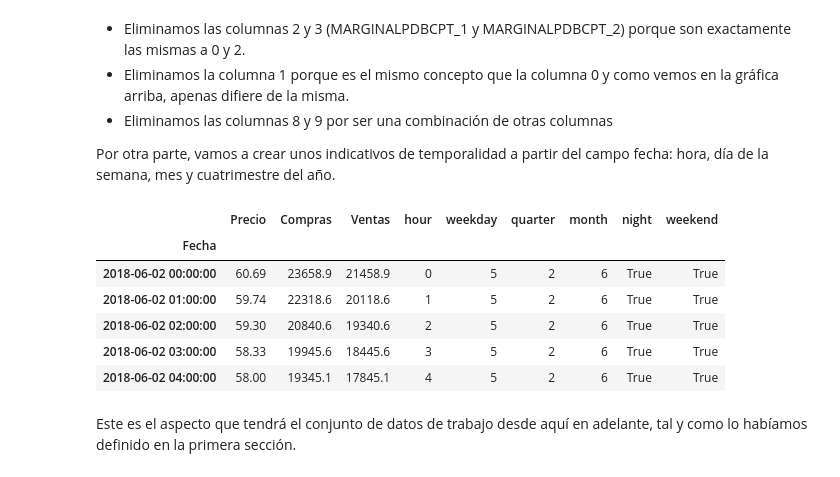
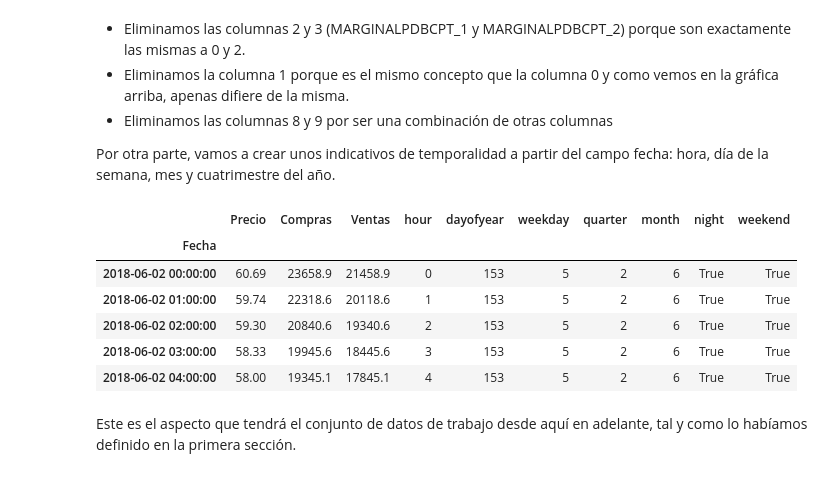
Before and after one commit to PLombao/DataCleaning_PR2, a Jupyter notebook: PRA2_Tipologia_DataCleaning.ipynb, the cells around one changed output. Cells and saved outputs as stored; diff of their text form; code cells hidden in the pictures.

```diff
--- a/PRA2_Tipologia_DataCleaning.ipynb
+++ b/PRA2_Tipologia_DataCleaning.ipynb
@@ -100,30 +101,31 @@ Por otra parte, vamos a crear unos indicativos de temporalidad a partir del camp
 # %%
 def create_features(df, label=None):
     """
     Creates time series features from datetime index
     """
     df['date'] = df.index
     df['hour'] = df['date'].dt.hour
+    df['dayofyear'] = df['date'].dt.dayofyear
     df['weekday'] = df['date'].dt.dayofweek
     df['quarter'] = df['date'].dt.quarter
     df['month'] = df['date'].dt.month
     df['night'] = np.logical_or(df['hour']<8,df['hour']>22)
     df['weekend'] = df['weekday']>4
 
     return df
 
 df = create_features(df)
-df = df.iloc[:,[0,8,9,11,12,13,14,15,16]]
-df.columns = ['Precio','Compras','Ventas'] + list(df.columns[-6:])
+df = df.iloc[:,[0,8,9,11,12,13,14,15,16,17]]
+df.columns = ['Precio','Compras','Ventas'] + list(df.columns[-7:])
 df.head()
 # %% [output]
-|  | Precio | Compras | Ventas | hour | weekday | quarter | month | night | weekend |
-| Fecha |  |  |  |  |  |  |  |  |  |
-| 2018-06-02 00:00:00 | 60.69 | 23658.9 | 21458.9 | 0 | 5 | 2 | 6 | True | True |
-| 2018-06-02 01:00:00 | 59.74 | 22318.6 | 20118.6 | 1 | 5 | 2 | 6 | True | True |
-| 2018-06-02 02:00:00 | 59.30 | 20840.6 | 19340.6 | 2 | 5 | 2 | 6 | True | True |
-| 2018-06-02 03:00:00 | 58.33 | 19945.6 | 18445.6 | 3 | 5 | 2 | 6 | True | True |
-| 2018-06-02 04:00:00 | 58.00 | 19345.1 | 17845.1 | 4 | 5 | 2 | 6 | True | True |
+|  | Precio | Compras | Ventas | hour | dayofyear | weekday | quarter | month | night | weekend |
+| Fecha |  |  |  |  |  |  |  |  |  |  |
+| 2018-06-02 00:00:00 | 60.69 | 23658.9 | 21458.9 | 0 | 153 | 5 | 2 | 6 | True | True |
+| 2018-06-02 01:00:00 | 59.74 | 22318.6 | 20118.6 | 1 | 153 | 5 | 2 | 6 | True | True |
+| 2018-06-02 02:00:00 | 59.30 | 20840.6 | 19340.6 | 2 | 153 | 5 | 2 | 6 | True | True |
+| 2018-06-02 03:00:00 | 58.33 | 19945.6 | 18445.6 | 3 | 153 | 5 | 2 | 6 | True | True |
+| 2018-06-02 04:00:00 | 58.00 | 19345.1 | 17845.1 | 4 | 153 | 5 | 2 | 6 | True | True |
 # %% [markdown]
 Este es el aspecto que tendrá el conjunto de datos de trabajo desde aquí en adelante, tal y como lo habíamos definido en la primera sección.
 # %% [markdown]
```
Also changed, not shown: parts of 36 cells of this notebook.
